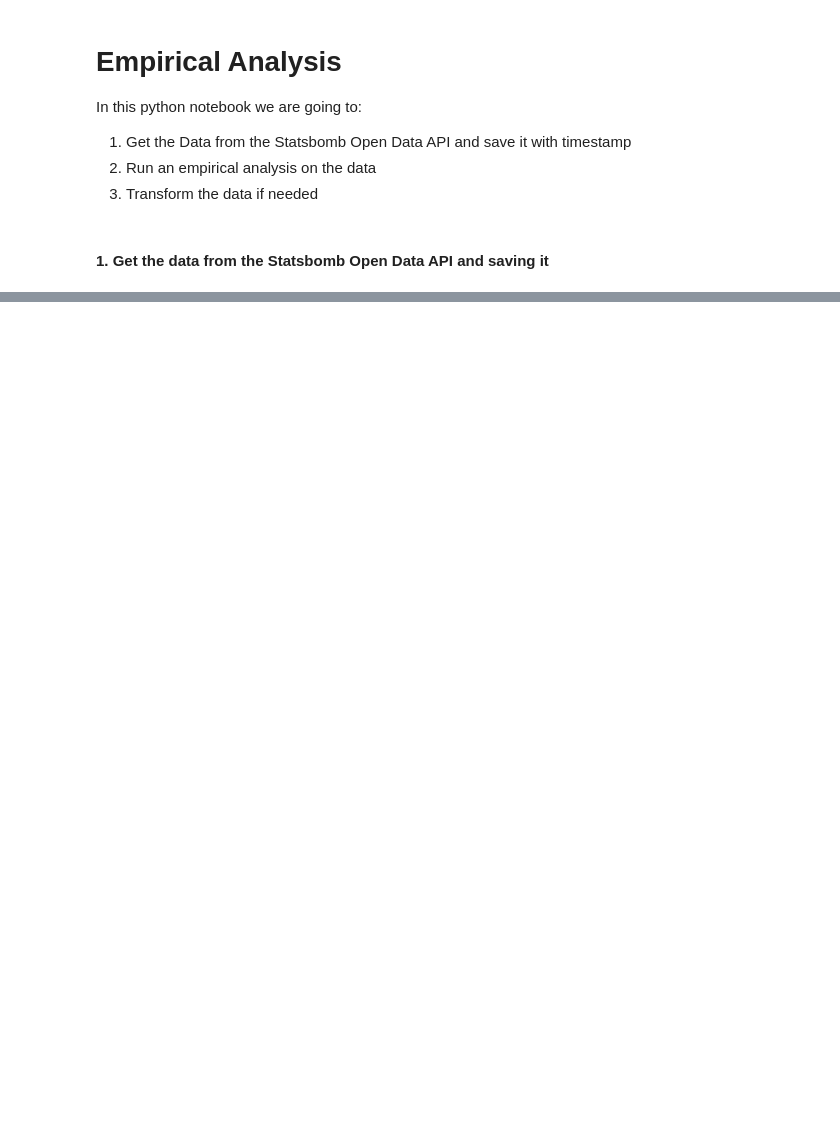
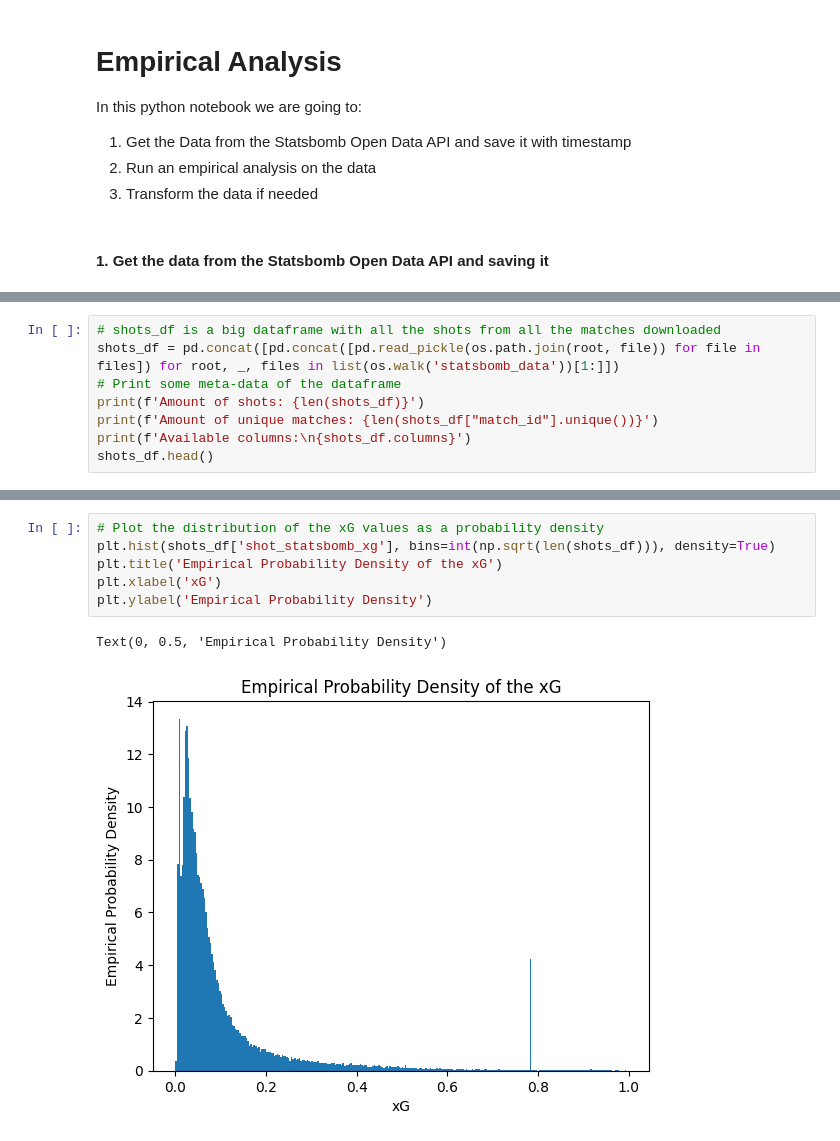
Before and after one commit to StrikerBadger/bachelor-thesis, a Jupyter notebook: empirical_analysis.ipynb, the cells around one changed output, grey strips where cells are left out. Drawn from its saved outputs; the diff is of its cells as text; blank space fills up the shorter version.

Commit message:
Empirical Analysis Notebook

```diff
--- a/empirical_analysis.ipynb
+++ b/empirical_analysis.ipynb
@@ -45,0 +54,8 @@ for competition_id, season_id in tqdm(all_competition_season_ids):
+# %%
+# shots_df is a big dataframe with all the shots from all the matches downloaded
+shots_df = pd.concat([pd.concat([pd.read_pickle(os.path.join(root, file)) for file in files]) for root, _, files in list(os.walk('statsbomb_data'))[1:]])
+# Print some meta-data of the dataframe
+print(f'Amount of shots: {len(shots_df)}')
+print(f'Amount of unique matches: {len(shots_df["match_id"].unique())}')
+print(f'Available columns:\n{shots_df.columns}')
+shots_df.head()
@@ -45,0 +84,9 @@ for competition_id, season_id in tqdm(all_competition_season_ids):
+# %%
+# Plot the distribution of the xG values as a probability density
+plt.hist(shots_df['shot_statsbomb_xg'], bins=int(np.sqrt(len(shots_df))), density=True)
+plt.title('Empirical Probability Density of the xG')
+plt.xlabel('xG')
+plt.ylabel('Empirical Probability Density')
+# %% [output]
+Text(0, 0.5, 'Empirical Probability Density')
+[figure, added]
```
Also changed, not shown: parts of 10 cells of this notebook, 1 other file.
